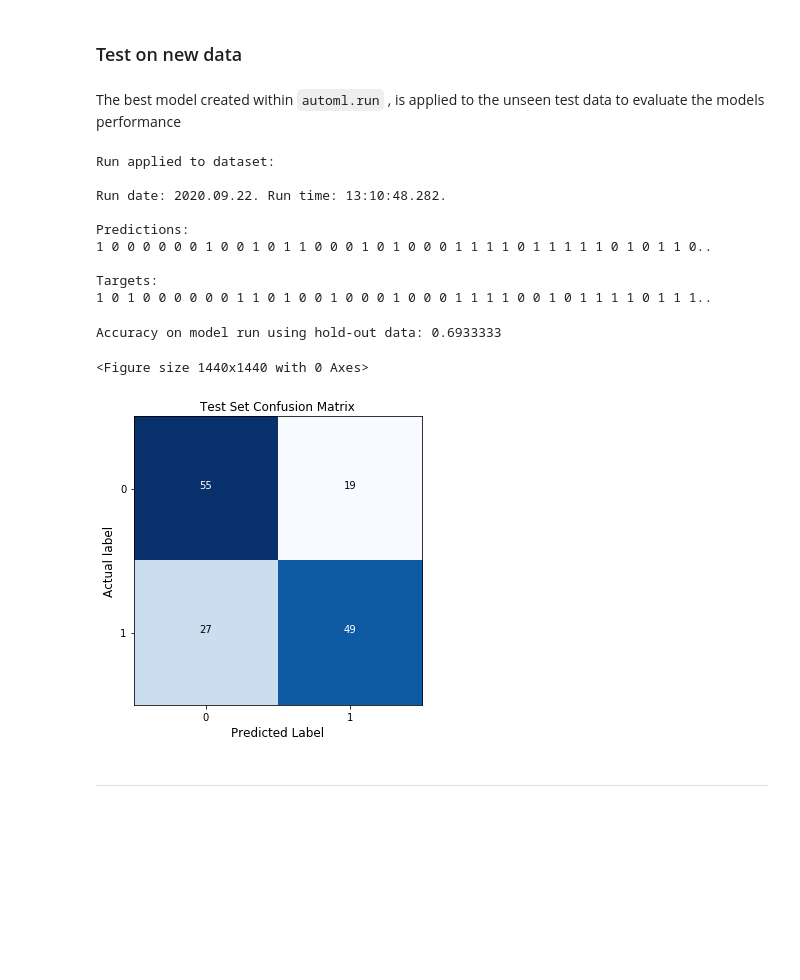
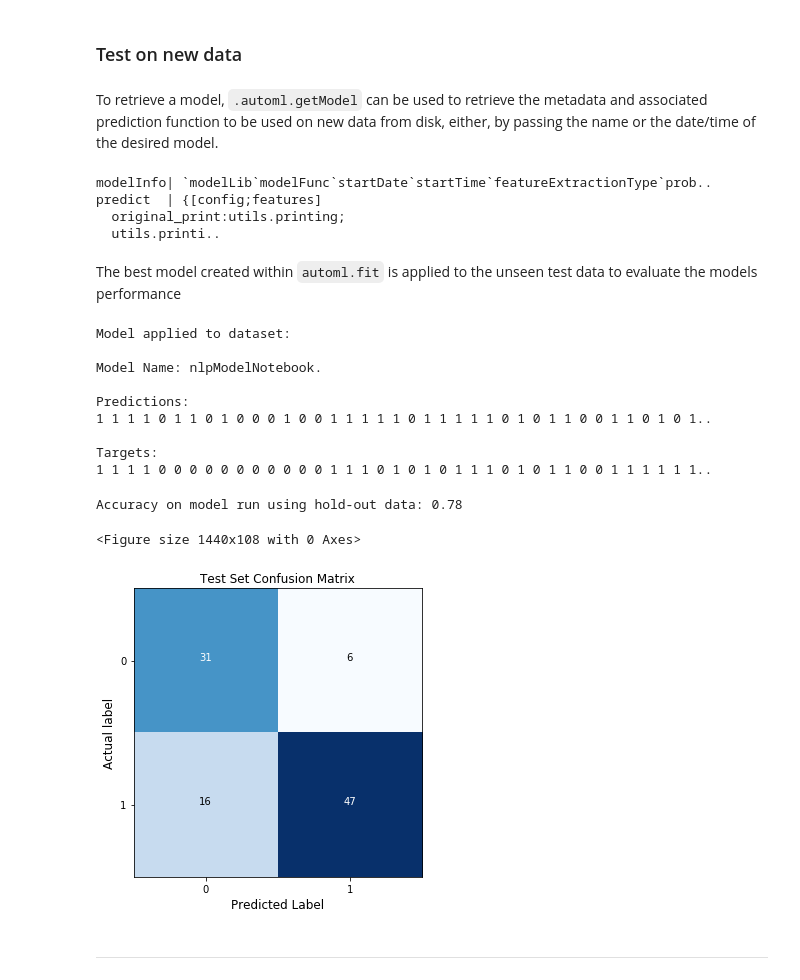
Before and after one commit to KxSystems/mlnotebooks, a Jupyter notebook: notebooks/10 Automated Machine Learning.ipynb, the cells around one changed output. Saved outputs shown, nothing was run; the diff lists cells and outputs as text; code cells hidden in the pictures; blank space fills up the shorter version.

```diff
--- a/notebooks/10 Automated Machine Learning.ipynb
+++ b/notebooks/10 Automated Machine Learning.ipynb
@@ -360,33 +349,42 @@ All other outputs from this run have been stored in a directory of format `/outp
 # %% [markdown]
 ### Test on new data
+# %% [markdown]
+To retrieve a model, `.automl.getModel` can be used to retrieve the metadata and associated prediction function to be used on new data from disk, either, by passing the name or the date/time of the desired model.
+# %%
+show model2:.automl.getModel[enlist[`savedModelName]!enlist "nlpModelNotebook"]
+# %% [output]
+modelInfo| `modelLib`modelFunc`startDate`startTime`featureExtractionType`prob..
+predict  | {[config;features]
+  original_print:utils.printing;
+  utils.printi..
 # %% [markdown]
-The best model created within `automl.run` , is applied to the unseen test data to evaluate the models performance
+The best model created within `automl.fit`  is applied to the unseen test data to evaluate the models performance
 # %%
--1"Run applied to dataset:\n";
-.util.print_runid . r2;
+-1"Model applied to dataset:\n";
+.util.printSavedModelId model2.modelInfo;
 -1"\nPredictions: ";
-show imdbPred:.automl.new[imdbInputs`xtest]. r2
+show pred2:model2.predict[imdbInputs`xtest]
 -1"\nTargets:";
 show imdbInputs`ytest
 # %% [output]
-Run applied to dataset:
+Model applied to dataset:
 
-Run date: 2020.09.22. Run time: 13:10:48.282.
+Model Name: nlpModelNotebook.
 
 Predictions:
-1 0 0 0 0 0 0 1 0 0 1 0 1 1 0 0 0 1 0 1 0 0 0 1 1 1 1 0 1 1 1 1 1 0 1 0 1 1 0..
+1 1 1 1 0 1 1 0 1 0 0 0 1 0 0 1 1 1 1 1 0 1 1 1 1 1 0 1 0 1 1 0 0 1 1 0 1 0 1..
 
 Targets:
-1 0 1 0 0 0 0 0 0 1 1 0 1 0 0 1 0 0 0 1 0 0 0 1 1 1 1 0 0 1 0 1 1 1 1 0 1 1 1..
+1 1 1 1 0 0 0 0 0 0 0 0 0 0 0 1 1 1 0 1 0 1 0 1 1 1 0 1 0 1 1 0 0 1 1 1 1 1 1..
 # %%
--1"Accuracy on model run using hold-out data: ",string acc2:.ml.accuracy[imdbInputs`ytest;imdbPred];
+-1"Accuracy on model run using hold-out data: ",string accuracy2:.ml.accuracy[imdbInputs`ytest;pred2];
 # %% [output]
-Accuracy on model run using hold-out data: 0.6933333
+Accuracy on model run using hold-out data: 0.78
 # %%
-displayCM[value .ml.confmat[imdbInputs`ytest;imdbPred];`0`1;"Test Set Confusion Matrix";()];
+.util.displayCM[value .ml.confmat[imdbInputs`ytest;pred2];`0`1;"Test Set Confusion Matrix";()];
 # %% [output]
-<Figure size 1440x1440 with 0 Axes>
+<Figure size 1440x108 with 0 Axes>
-[figure, old version]
+[figure, new version]
 # %% [markdown]
 ---
 # %% [markdown]
```
Also changed, not shown: parts of 70 cells of this notebook, 7 other files.
